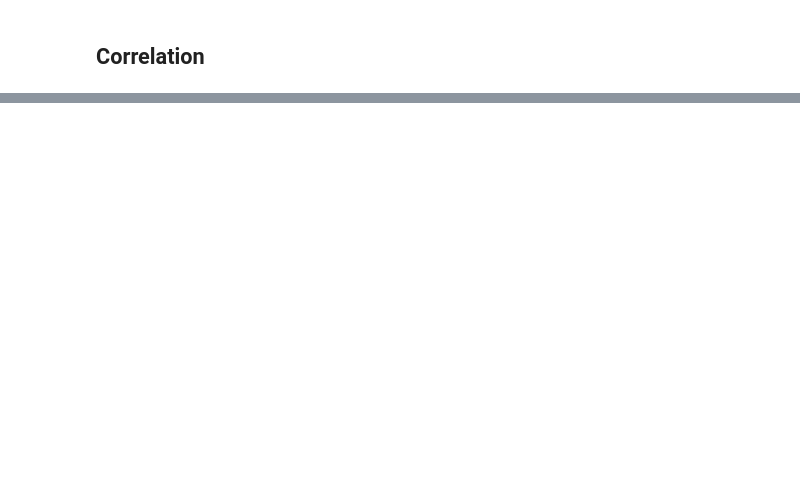
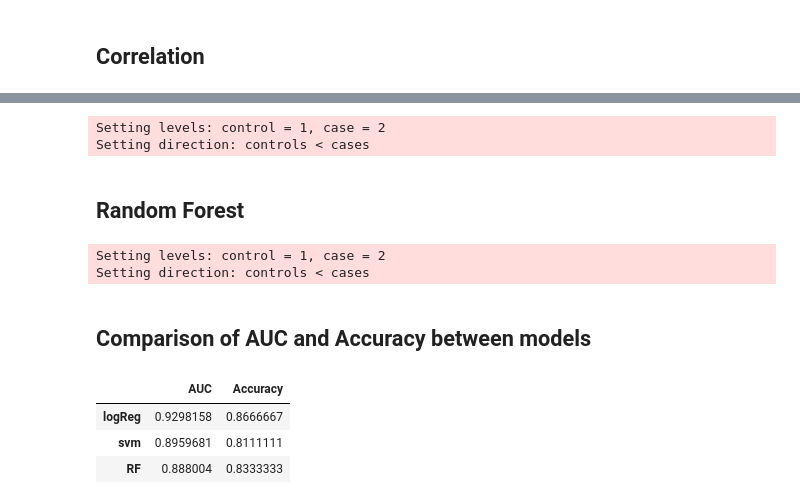
Before and after one commit to PrateekPalliyath01/Heart-Disease-Analysis, a Jupyter notebook: Heart_Disease_Analysis_with_R.ipynb, the cells around one changed output, grey strips where cells are left out. Cells and saved outputs as stored; diff of their text form; code cells hidden in the pictures; blank space fills up the shorter version.

```diff
--- a/Heart_Disease_Analysis_with_R.ipynb
+++ b/Heart_Disease_Analysis_with_R.ipynb
@@ -209,0 +380,58 @@ corrplot(cor_heart, method ='square', type='upper')
+# %%
+fitControl <- trainControl(method = "repeatedcv",
+                           number = 10,
+                           repeats = 10,
+                           ## Estimate class probabilities
+                           classProbs = TRUE,
+                           ## Evaluate performance using
+                           ## the following function
+                           summaryFunction = twoClassSummary)
+# %%
+set.seed(10)
+svmModel <- train(target ~ ., data = trainData,
+                 method = "svmRadial",
+                 trControl = fitControl,
+                 preProcess = c("center", "scale"),
+                 tuneLength = 8,
+                 metric = "ROC")
+svmPrediction <- predict(svmModel, testData)
+svmPredictionprob <- predict(svmModel, testData, type='prob')[2]
+svmConfMat <- confusionMatrix(svmPrediction, testData[,"target"])
+#ROC Curve
+AUC$svm <- roc(as.numeric(testData$target),as.numeric(as.matrix((svmPredictionprob))))$auc
+Accuracy$svm <- svmConfMat$overall['Accuracy']
+# %% [output]
+Setting levels: control = 1, case = 2
+Setting direction: controls < cases
+# %% [markdown]
+## Random Forest
+# %%
+library(randomForest)
+set.seed(10)
+RFModel <- randomForest(target ~ .,
+                    data=trainData,
+                    importance=TRUE,
+                    ntree=200)
+#varImpPlot(RFModel)
+RFPrediction <- predict(RFModel, testData)
+RFPredictionprob = predict(RFModel,testData,type="prob")[, 2]
+
+RFConfMat <- confusionMatrix(RFPrediction, testData[,"target"])
+
+AUC$RF <- roc(as.numeric(testData$target),as.numeric(as.matrix((RFPredictionprob))))$auc
+Accuracy$RF <- RFConfMat$overall['Accuracy']
+# %% [output]
+Setting levels: control = 1, case = 2
+Setting direction: controls < cases
+# %% [markdown]
+## Comparison of AUC and Accuracy between models
+# %%
+row.names <- names(Accuracy)
+col.names <- c("AUC", "Accuracy")
+cbind(as.data.frame(matrix(c(AUC,Accuracy),nrow = 3, ncol = 2,
+                           dimnames = list(row.names, col.names))))
+# %% [output]
+|  | AUC | Accuracy |
+| logReg | 0.9298158 | 0.8666667 |
+| svm | 0.8959681 | 0.8111111 |
+| RF | 0.888004 | 0.8333333 |
```
Also changed, not shown: parts of 37 cells of this notebook.
